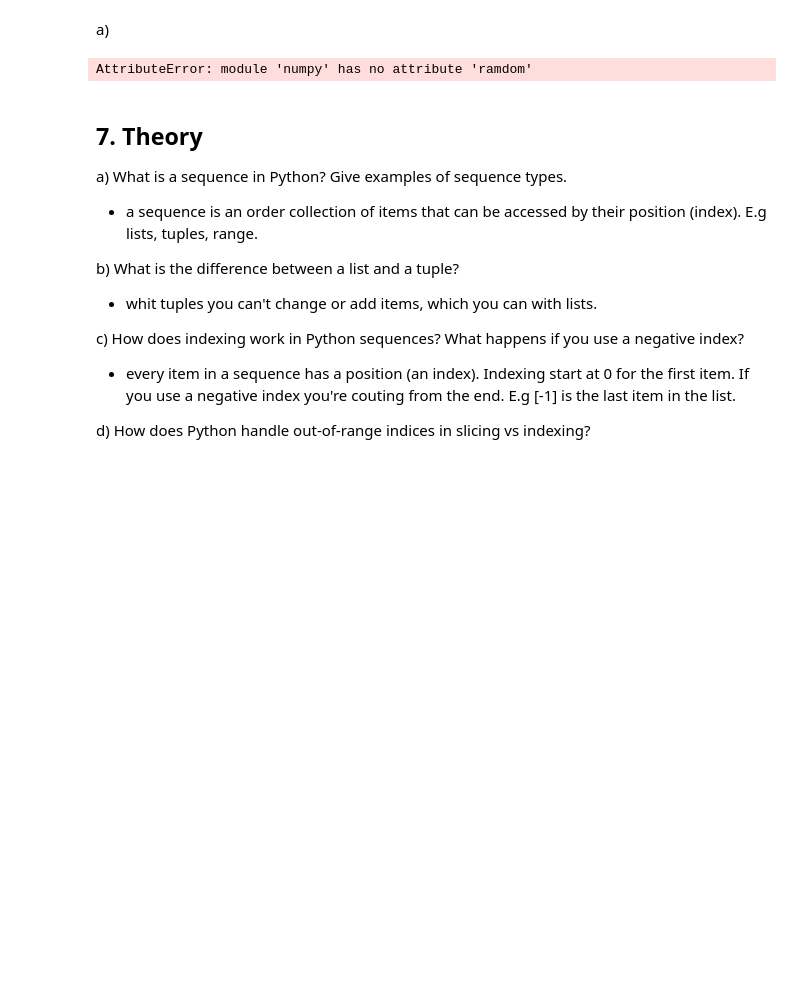
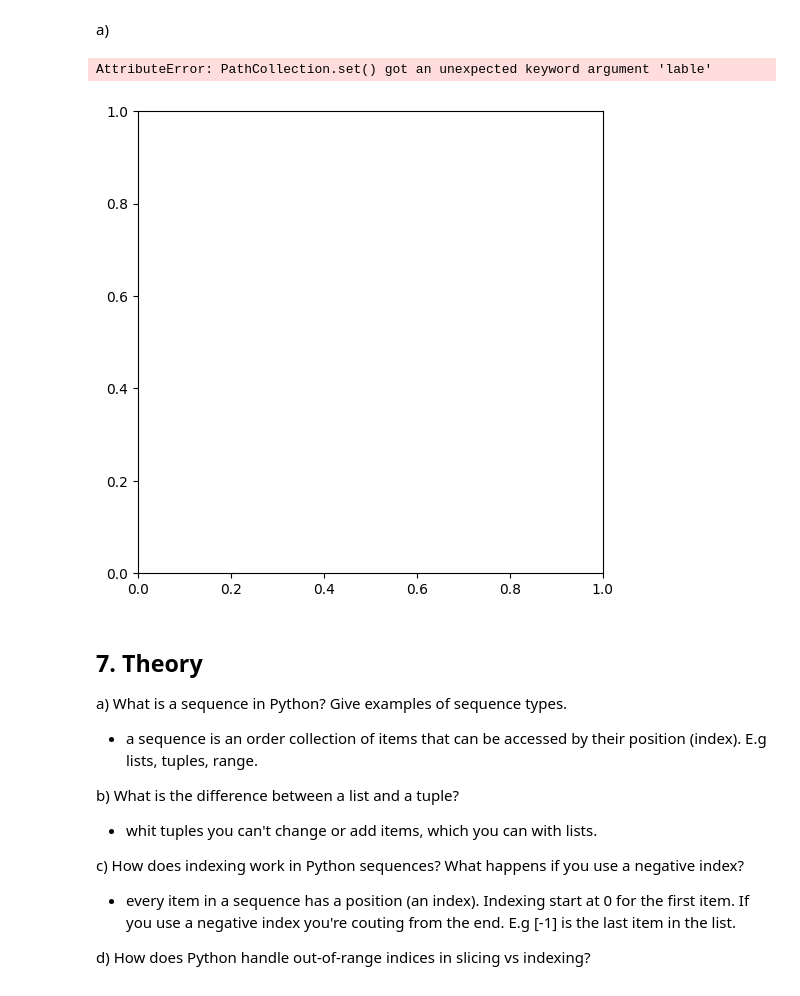
Before and after one commit to LisaYllander92/Python_DE25_Lisa_Yllander, a Jupyter notebook: exercises/03_sequences.ipynb, the cells around one changed output. Cells and saved outputs as stored; diff of their text form; code cells hidden in the pictures; blank space fills up the shorter version.

```diff
--- a/exercises/03_sequences.ipynb
+++ b/exercises/03_sequences.ipynb
@@ -261,15 +273,33 @@ a)
 # %%
 import numpy as np
 import matplotlib.pyplot as plt
 import random as rnd
 
 x = np.random.uniform(-1, 1, 5000) #uniform() method returns a random floating number (both incluted)
-y = np.ramdom.uniform(-1, 1, 5000)
+y = np.random.uniform(-1, 1, 5000) #simulate 5000 random points between -1 and 1
+#calculate teh euclidean distance d = x^2 + y^2
 d = x**2 + y**2
-plt.plot(d < 1, color = 'white')
-plt.plot(d > 1, color = 'green')
+
+#create point for inside and outside the circle
+inside = d < 1
+outside = d > 1
+
+#plot
+plt.figure(figsize = (6,6))
+plt.scatter(x[inside], y[inside], color = "green", s = 5, lable = "d < 2 (inside)")
+plt.scatter(x[outside], y[outside], color = "white", s = 5, lable = "d > 1 (outside)")
+
+#draw a circle for clearaty
+circle = plt.Circle(0,0, 1, color = "black", fill = "False")
+plt.gca().add_patch(circle)
+
+plt.axis("equal")
+plt.legend()
+plt.titel("Monte Carlo simulation")
+plt.show()
 # %% [output]
-AttributeError: module 'numpy' has no attribute 'ramdom'
+AttributeError: PathCollection.set() got an unexpected keyword argument 'lable'
+[figure, added]
 # %% [markdown]
 ## 7. Theory
 
```
Also changed, not shown: parts of 1 cell of this notebook, 2 other files.
